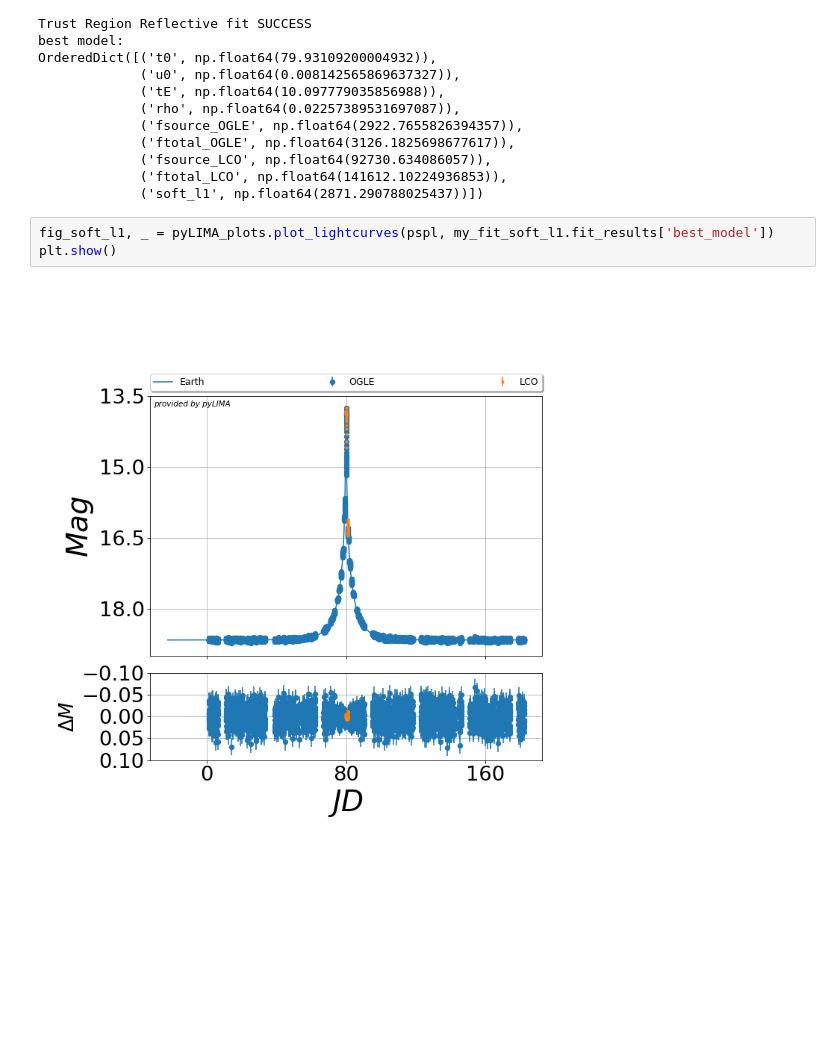
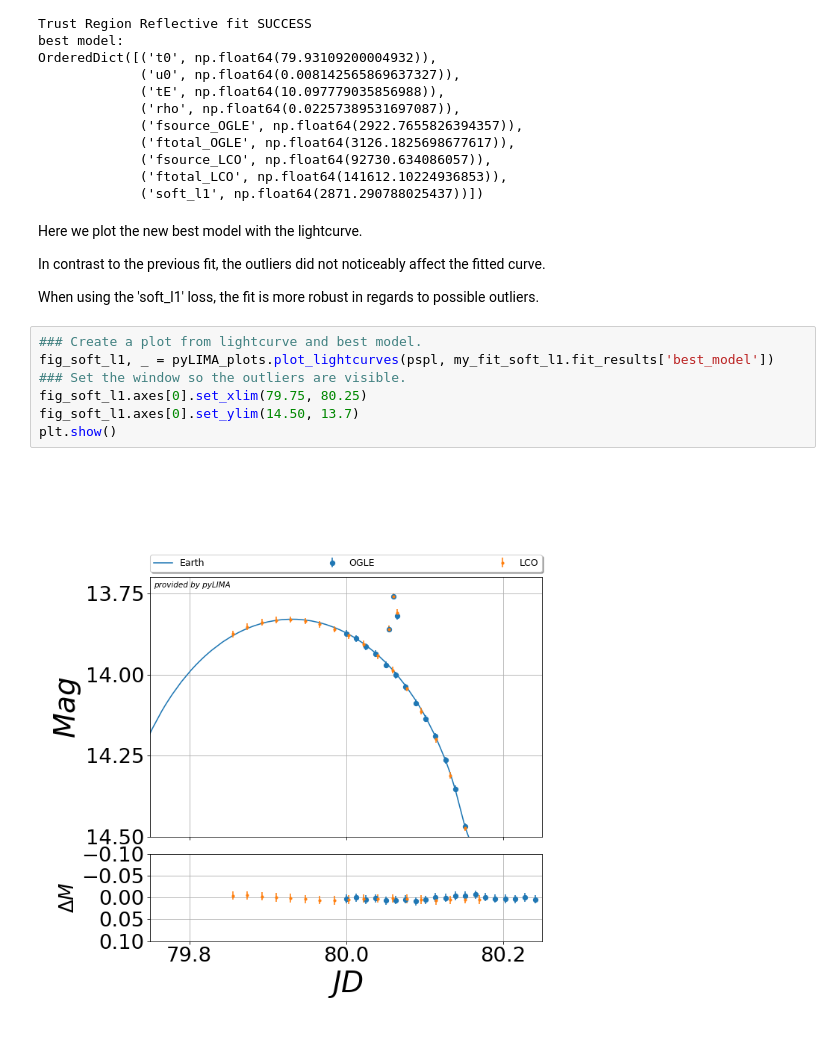
Before and after one commit to jakobdammann/pyLIMA-docs-revisit, a Jupyter notebook: examples/pyLIMA_example_robust_loss.ipynb, the cells around one changed output. Drawn from its saved outputs; the diff is of its cells as text; blank space fills up the shorter version.

```diff
--- a/examples/pyLIMA_example_robust_loss.ipynb
+++ b/examples/pyLIMA_example_robust_loss.ipynb
@@ -143,8 +153,18 @@ OrderedDict([('t0', np.float64(79.93109200004932)),
              ('fsource_LCO', np.float64(92730.634086057)),
              ('ftotal_LCO', np.float64(141612.10224936853)),
              ('soft_l1', np.float64(2871.290788025437))])
+# %% [markdown]
+Here we plot the new best model with the lightcurve.
+
+In contrast to the previous fit, the outliers did not noticeably affect the fitted curve.
+
+When using the 'soft_l1' loss, the fit is more robust in regards to possible outliers.
 # %%
+### Create a plot from lightcurve and best model.
 fig_soft_l1, _ = pyLIMA_plots.plot_lightcurves(pspl, my_fit_soft_l1.fit_results['best_model'])
+### Set the window so the outliers are visible.
+fig_soft_l1.axes[0].set_xlim(79.75, 80.25)
+fig_soft_l1.axes[0].set_ylim(14.50, 13.7)
 plt.show()
 # %% [output]
-[figure, old version]
+[figure, new version]
```
Also changed, not shown: parts of 3 cells of this notebook.
